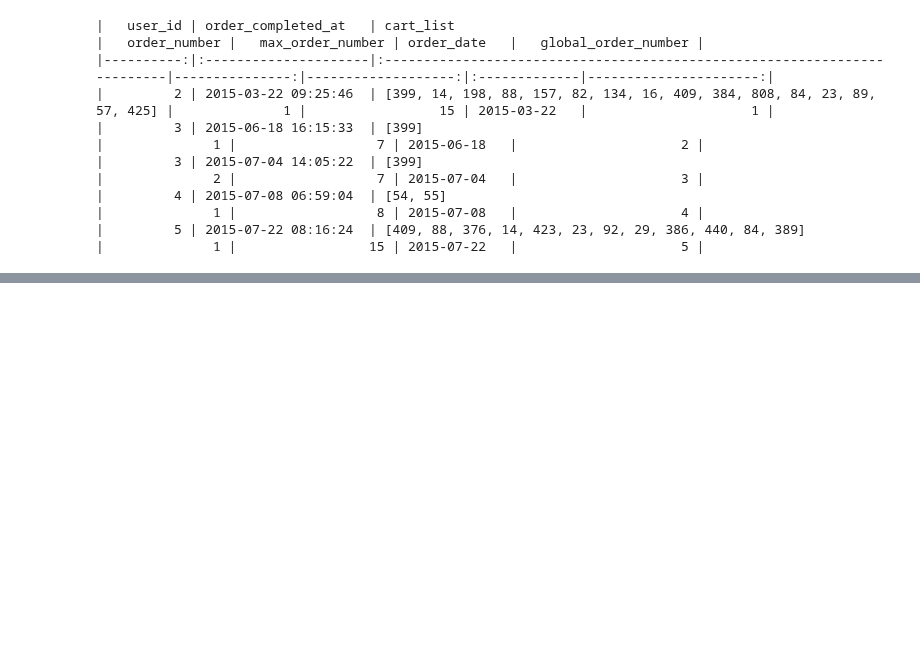
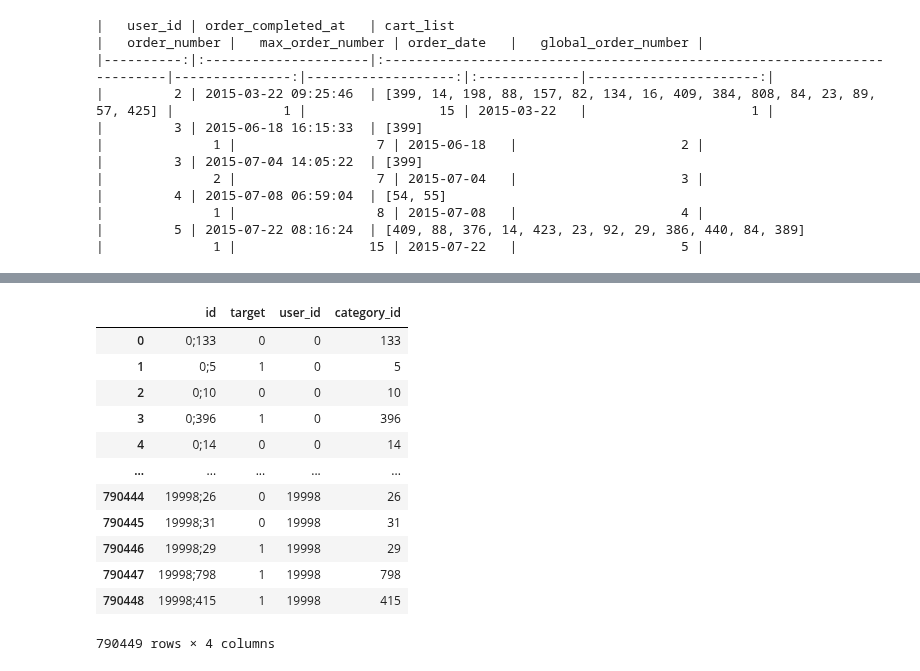
Before and after one commit to stefkong1982/netology.ru, a Jupyter notebook: Обучающий_набор__Часть_1.ipynb, the cells around one changed output, grey strips where cells are left out. Cells and saved outputs as stored; diff of their text form; code cells hidden in the pictures; blank space fills up the shorter version.

```diff
--- a/Обучающий_набор__Часть_1.ipynb
+++ b/Обучающий_набор__Часть_1.ipynb
@@ -361,3 +361,23 @@ print(full_orders.head(10).to_markdown(index=False))
 |         3 | 2015-11-27 19:37:17  | [399]                                                                    |              4 |                  7 | 2015-11-27   |                     7 | 2015-11     ...
 |        10 | 2015-12-01 14:30:59  | [10, 409, 17, 21, 14, 403, 11, 404]                                      |              1 |                  3 | 2015-12-01   |                     8 | 2015-12     ...
 |        10 | 2015-12-14 10:30:14  | [169, 11, 398, 433, 67, 409, 14]                                         |              2 |                  3 | 2015-12-14   |                     9 | 2015-12     ...
+# %%
+# Парсим пары user_id и category_id из sample_submission.csv
+sub['user_id'] = sub['id'].apply(lambda x: int(x.split(";")[0]))
+sub['category_id'] = sub['id'].apply(lambda x: int(x.split(";")[1]))
+# %%
+sub
+# %% [output]
+|  | id | target | user_id | category_id |
+| 0 | 0;133 | 0 | 0 | 133 |
+| 1 | 0;5 | 1 | 0 | 5 |
+| 2 | 0;10 | 0 | 0 | 10 |
+| 3 | 0;396 | 1 | 0 | 396 |
+| 4 | 0;14 | 0 | 0 | 14 |
+| ... | ... | ... | ... | ... |
+| 790444 | 19998;26 | 0 | 19998 | 26 |
+| 790445 | 19998;31 | 0 | 19998 | 31 |
+| 790446 | 19998;29 | 1 | 19998 | 29 |
+| 790447 | 19998;798 | 1 | 19998 | 798 |
+| 790448 | 19998;415 | 1 | 19998 | 415 |
+790449 rows × 4 columns
```
Also changed, not shown: parts of 7 cells of this notebook.
